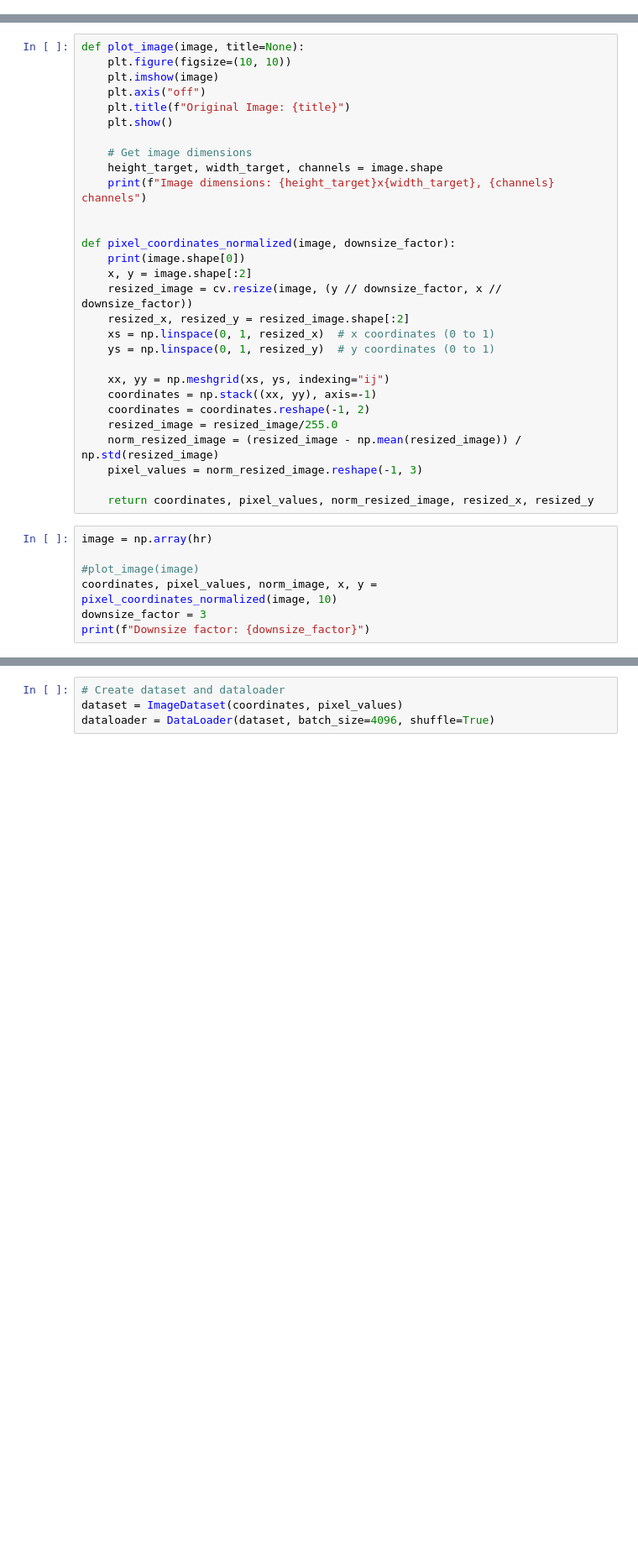
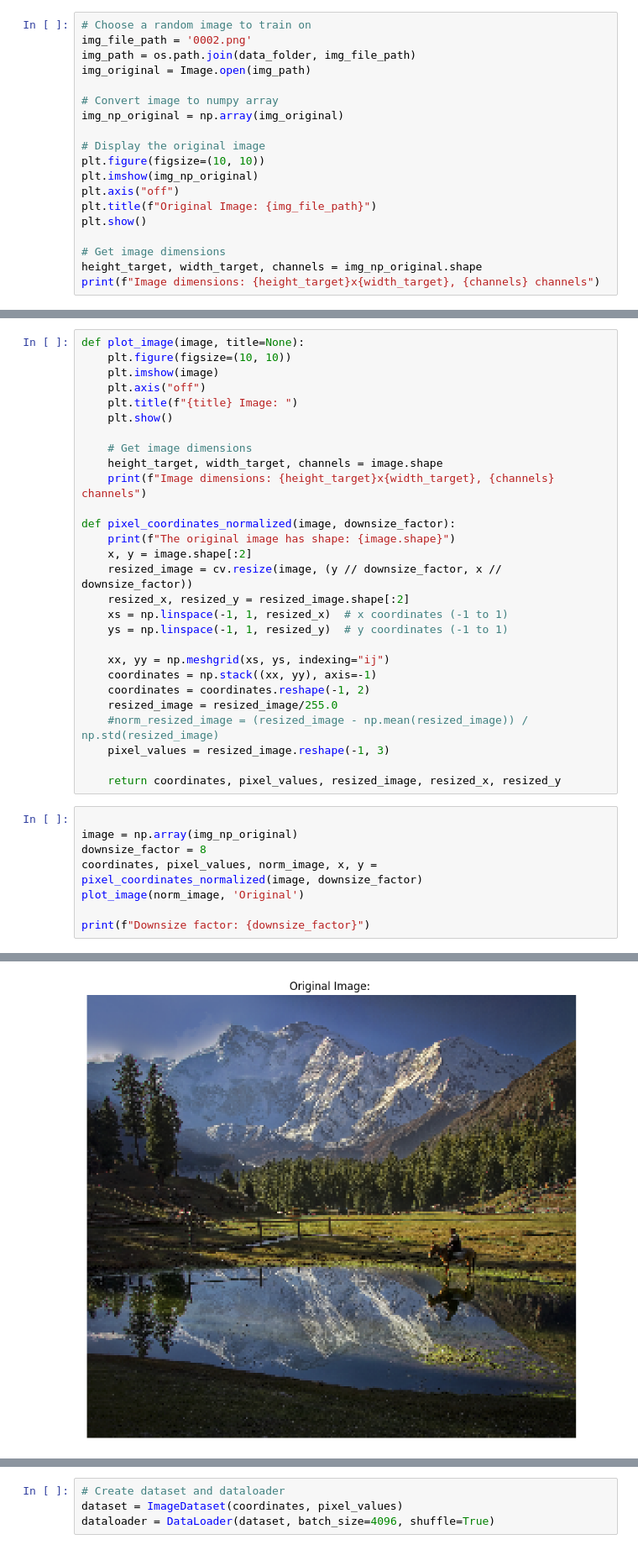
Before and after one commit to MSerraj/ComputationalPhotography, a Jupyter notebook: BabySine.ipynb, the cells around one changed output, grey strips where cells are left out. Shown at 84% size. Saved outputs shown, nothing was run; the diff lists cells and outputs as text; blank space fills up the shorter version.

```diff
--- a/BabySine.ipynb
+++ b/BabySine.ipynb
@@ -20,0 +31,19 @@ hr, lr = dataset[0]
+# %%
+# Choose a random image to train on
+img_file_path = '0002.png'
+img_path = os.path.join(data_folder, img_file_path)
+img_original = Image.open(img_path)
+
+# Convert image to numpy array
+img_np_original = np.array(img_original)
+
+# Display the original image
+plt.figure(figsize=(10, 10))
+plt.imshow(img_np_original)
+plt.axis("off")
+plt.title(f"Original Image: {img_file_path}")
+plt.show()
+
+# Get image dimensions
+height_target, width_target, channels = img_np_original.shape
+print(f"Image dimensions: {height_target}x{width_target}, {channels} channels")
@@ -228,35 +236,35 @@ def plot_image(image, title=None):
     plt.figure(figsize=(10, 10))
     plt.imshow(image)
     plt.axis("off")
-    plt.title(f"Original Image: {title}")
+    plt.title(f"{title} Image: ")
     plt.show()
 
     # Get image dimensions
     height_target, width_target, channels = image.shape
     print(f"Image dimensions: {height_target}x{width_target}, {channels} channels")
 
-
 def pixel_coordinates_normalized(image, downsize_factor):
-    print(image.shape[0])
+    print(f"The original image has shape: {image.shape}")
     x, y = image.shape[:2]
     resized_image = cv.resize(image, (y // downsize_factor, x // downsize_factor))
     resized_x, resized_y = resized_image.shape[:2]
-    xs = np.linspace(0, 1, resized_x)  # x coordinates (0 to 1)
-    ys = np.linspace(0, 1, resized_y)  # y coordinates (0 to 1)
+    xs = np.linspace(-1, 1, resized_x)  # x coordinates (-1 to 1)
+    ys = np.linspace(-1, 1, resized_y)  # y coordinates (-1 to 1)
 
     xx, yy = np.meshgrid(xs, ys, indexing="ij")
     coordinates = np.stack((xx, yy), axis=-1)
     coordinates = coordinates.reshape(-1, 2)
     resized_image = resized_image/255.0
-    norm_resized_image = (resized_image - np.mean(resized_image)) / np.std(resized_image)
-    pixel_values = norm_resized_image.reshape(-1, 3)
+    #norm_resized_image = (resized_image - np.mean(resized_image)) / np.std(resized_image)
+    pixel_values = resized_image.reshape(-1, 3)
 
-    return coordinates, pixel_values, norm_resized_image, resized_x, resized_y
+    return coordinates, pixel_values, resized_image, resized_x, resized_y
 # %%
-image = np.array(hr)
 
-#plot_image(image)
-coordinates, pixel_values, norm_image, x, y = pixel_coordinates_normalized(image, 10)
-downsize_factor = 3
+image = np.array(img_np_original)
+downsize_factor = 8
+coordinates, pixel_values, norm_image, x, y = pixel_coordinates_normalized(image, downsize_factor)
+plot_image(norm_image, 'Original')
+
 print(f"Downsize factor: {downsize_factor}")
 # %% [output]
@@ -264,0 +272 @@ Downsize factor: 3
+[figure, added]
```
Also changed, not shown: parts of 11 cells of this notebook, 2 other files.
